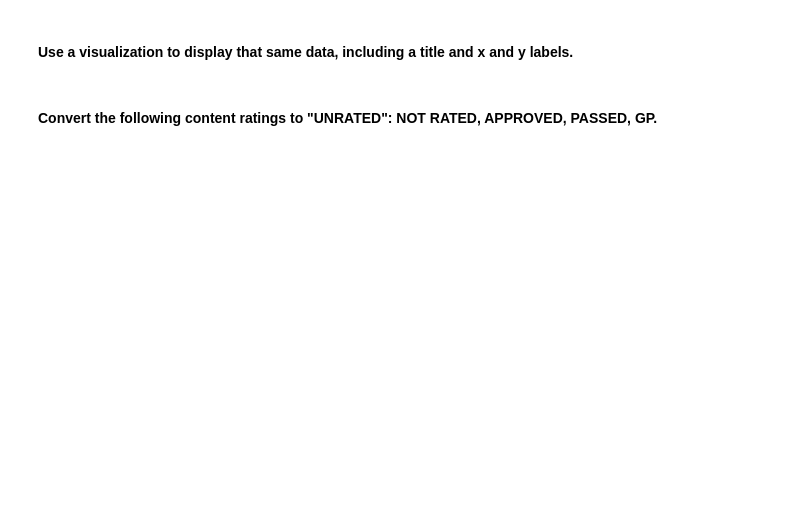
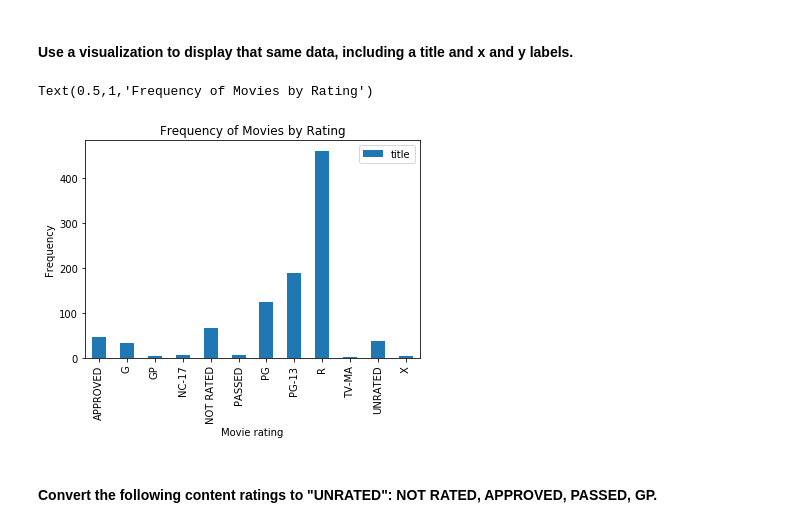
Before and after one commit to lpiscit2/luke_piscitelli_unit2_project, a Jupyter notebook: imdb.ipynb, the cells around one changed output. Cells and saved outputs as stored; diff of their text form; code cells hidden in the pictures; blank space fills up the shorter version.

```diff
--- a/imdb.ipynb
+++ b/imdb.ipynb
@@ -70,2 +149,11 @@ movies.head()
+# %%
+# Answer:
+rating_bar = movies.groupby('content_rating').agg({'title':'count'}).plot(kind = 'bar')
+rating_bar.set_xlabel('Movie rating')
+rating_bar.set_ylabel('Frequency')
+rating_bar.set_title('Frequency of Movies by Rating')
+# %% [output]
+Text(0.5,1,'Frequency of Movies by Rating')
+[figure, added]
 # %% [markdown]
 #### Convert the following content ratings to "UNRATED": NOT RATED, APPROVED, PASSED, GP.
```
Also changed, not shown: parts of 56 cells of this notebook.
